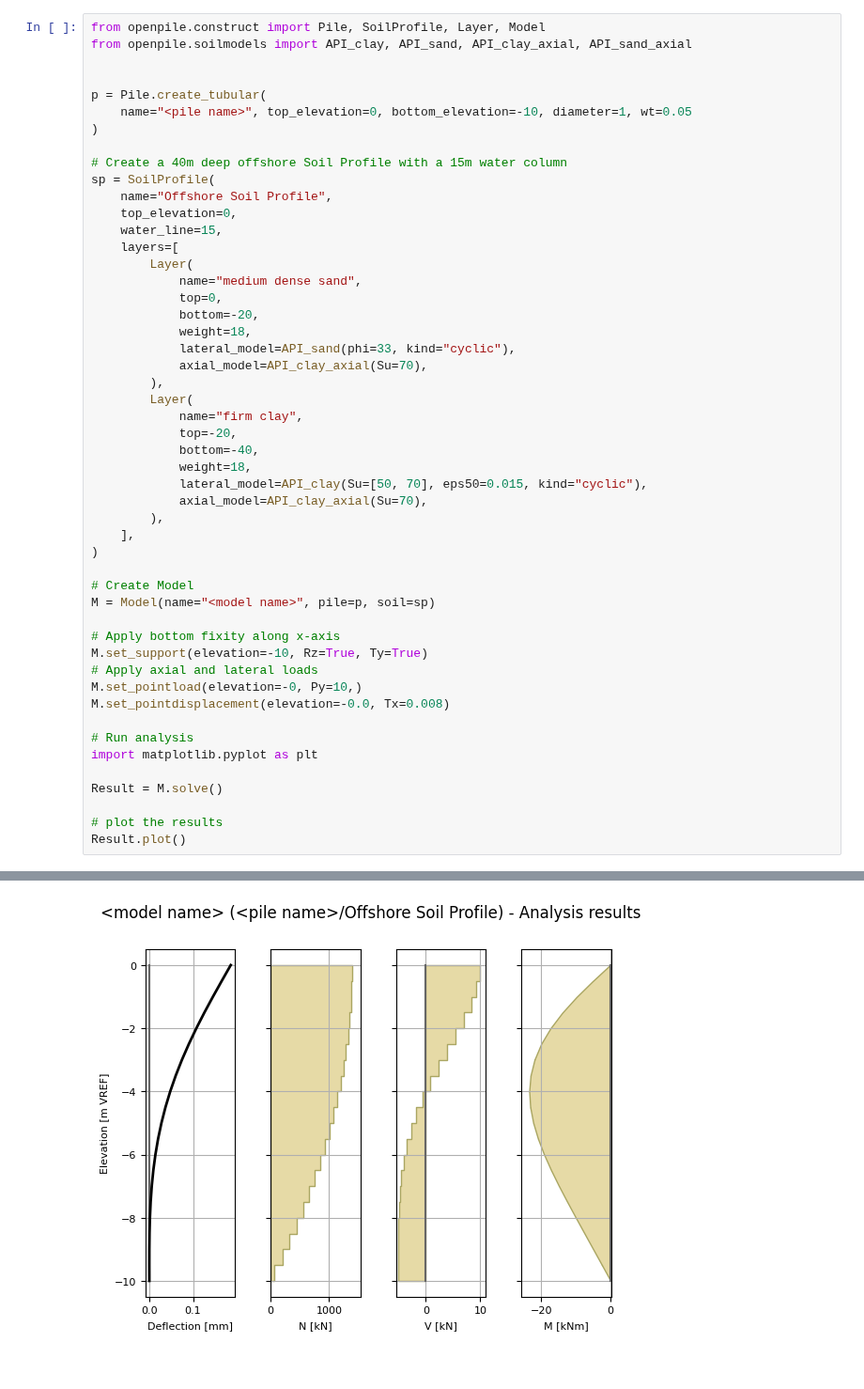
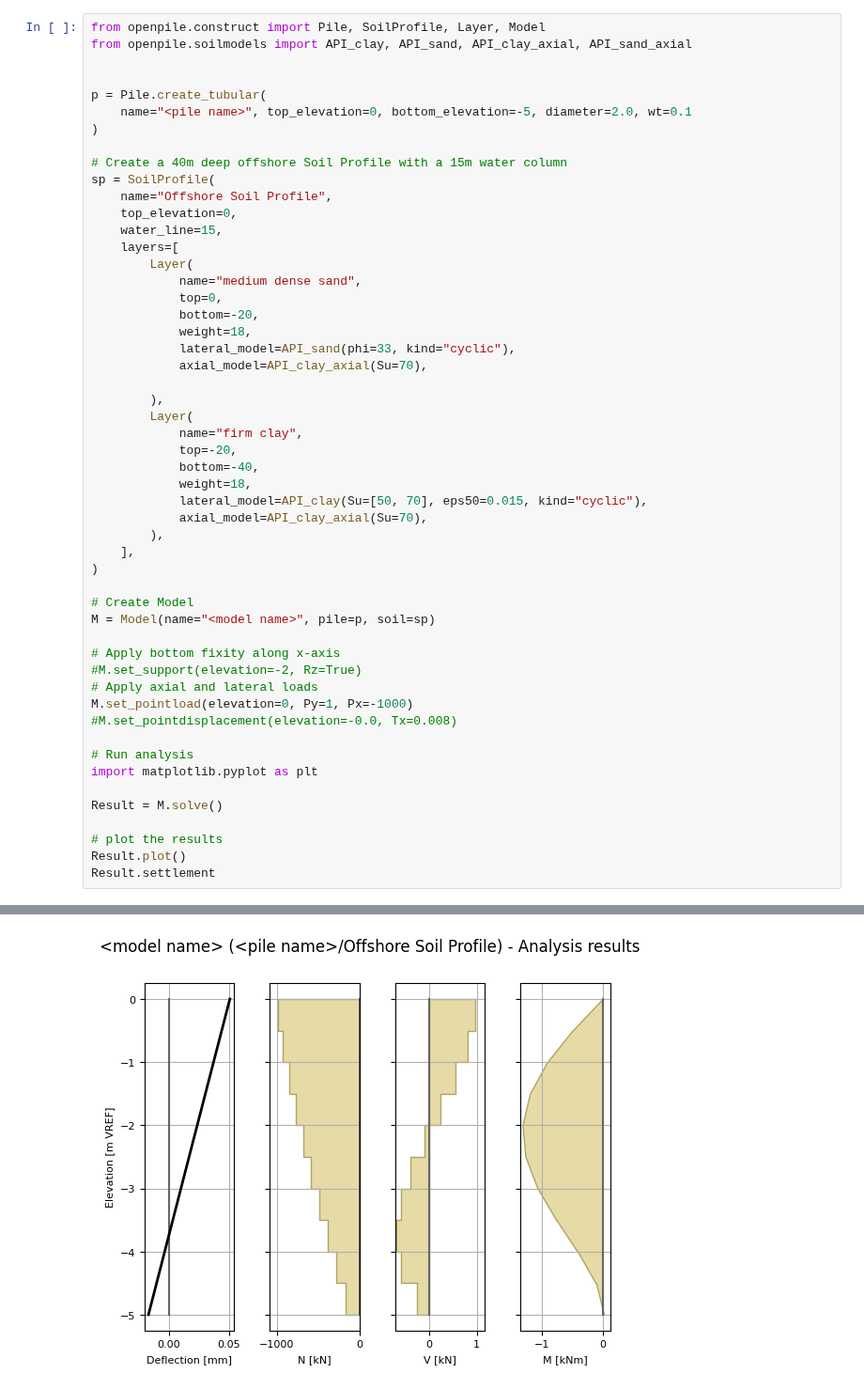
Before and after one commit to TchilDill/openpile, a Jupyter notebook: samples/run_check_kernel.ipynb, the cells around one changed output, grey strips where cells are left out. Shown at 94% size. Cells and saved outputs as stored; diff of their text form.

```diff
--- a/samples/run_check_kernel.ipynb
+++ b/samples/run_check_kernel.ipynb
@@ -4,7 +4,7 @@ from openpile.soilmodels import API_clay, API_sand, API_clay_axial, API_sand_axi
 
 
 p = Pile.create_tubular(
-    name="<pile name>", top_elevation=0, bottom_elevation=-10, diameter=1, wt=0.05
+    name="<pile name>", top_elevation=0, bottom_elevation=-5, diameter=2.0, wt=0.1
 )
 
 # Create a 40m deep offshore Soil Profile with a 15m water column
@@ -20,6 +20,7 @@ sp = SoilProfile(
             weight=18,
             lateral_model=API_sand(phi=33, kind="cyclic"),
             axial_model=API_clay_axial(Su=70),
+
         ),
         Layer(
             name="firm clay",
@@ -36,10 +37,10 @@ sp = SoilProfile(
 M = Model(name="<model name>", pile=p, soil=sp)
 
 # Apply bottom fixity along x-axis
-M.set_support(elevation=-10, Rz=True, Ty=True)
+#M.set_support(elevation=-2, Rz=True)
 # Apply axial and lateral loads
-M.set_pointload(elevation=-0, Py=10,)
-M.set_pointdisplacement(elevation=-0.0, Tx=0.008)
+M.set_pointload(elevation=0, Py=1, Px=-1000)
+#M.set_pointdisplacement(elevation=-0.0, Tx=0.008)
 
 # Run analysis
 import matplotlib.pyplot as plt
@@ -48,4 +49,5 @@ Result = M.solve()
 
 # plot the results
 Result.plot()
+Result.settlement
 # %% [output]
@@ -53 +67 @@ Converged at iteration no. 2
-[figure, old version]
+[figure, new version]
```
Also changed, not shown: parts of 1 cell of this notebook, 1 other file.
